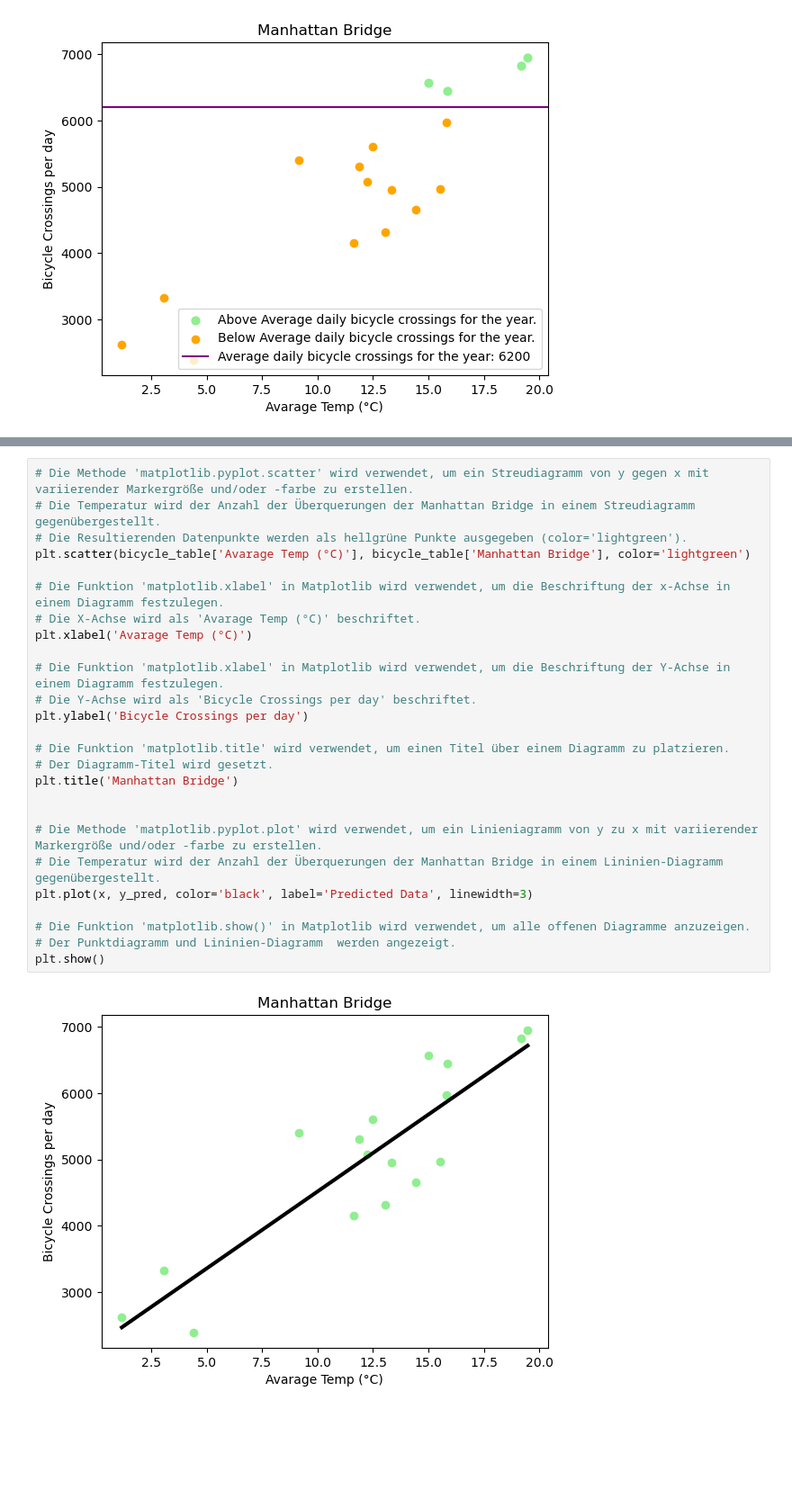
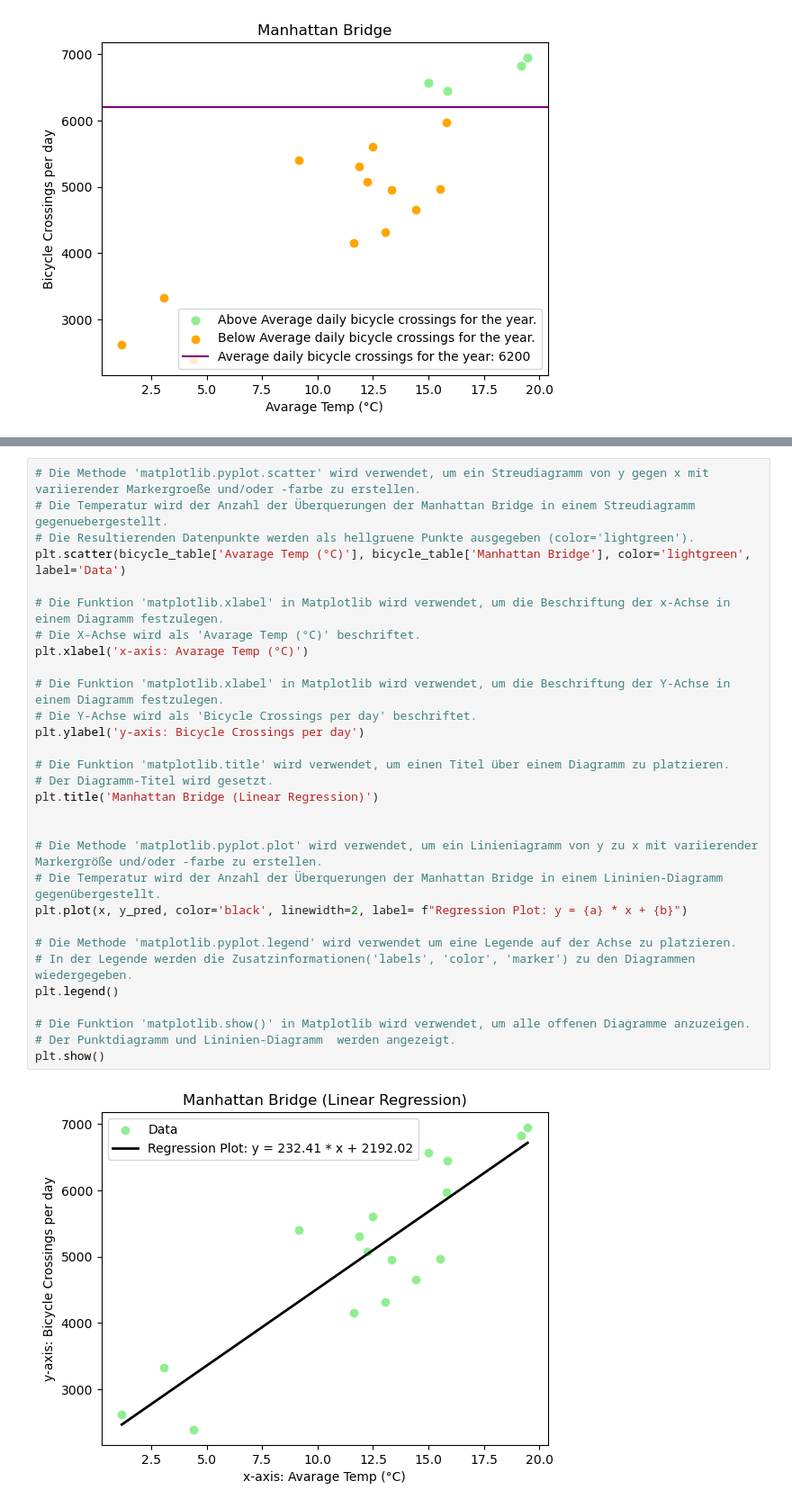
Before and after one commit to Julian-HB/DataProjectDemo, a Jupyter notebook: Bicycle.ipynb, the cells around one changed output, grey strips where cells are left out. Shown at 90% size. Drawn from its saved outputs; the diff is of its cells as text; blank space fills up the shorter version.

```diff
--- a/Bicycle.ipynb
+++ b/Bicycle.ipynb
@@ -244,33 +249,37 @@ print(y_pred.shape)
 Lineare Funktion: y = 232.41x + 2192.02
 (17, 1)
 # %%
-# Die Methode 'matplotlib.pyplot.scatter' wird verwendet, um ein Streudiagramm von y gegen x mit variierender Markergröße und/oder -farbe zu erstellen.
-# Die Temperatur wird der Anzahl der Überquerungen der Manhattan Bridge in einem Streudiagramm gegenübergestellt.
-# Die Resultierenden Datenpunkte werden als hellgrüne Punkte ausgegeben (color='lightgreen').
-plt.scatter(bicycle_table['Avarage Temp (°C)'], bicycle_table['Manhattan Bridge'], color='lightgreen')
+# Die Methode 'matplotlib.pyplot.scatter' wird verwendet, um ein Streudiagramm von y gegen x mit variierender Markergroeße und/oder -farbe zu erstellen.
+# Die Temperatur wird der Anzahl der Überquerungen der Manhattan Bridge in einem Streudiagramm gegenuebergestellt.
+# Die Resultierenden Datenpunkte werden als hellgruene Punkte ausgegeben (color='lightgreen').
+plt.scatter(bicycle_table['Avarage Temp (°C)'], bicycle_table['Manhattan Bridge'], color='lightgreen', label='Data')
 
 # Die Funktion 'matplotlib.xlabel' in Matplotlib wird verwendet, um die Beschriftung der x-Achse in einem Diagramm festzulegen.
 # Die X-Achse wird als 'Avarage Temp (°C)' beschriftet.
-plt.xlabel('Avarage Temp (°C)')
+plt.xlabel('x-axis: Avarage Temp (°C)')
 
 # Die Funktion 'matplotlib.xlabel' in Matplotlib wird verwendet, um die Beschriftung der Y-Achse in einem Diagramm festzulegen.
 # Die Y-Achse wird als 'Bicycle Crossings per day' beschriftet.
-plt.ylabel('Bicycle Crossings per day')
+plt.ylabel('y-axis: Bicycle Crossings per day')
 
 # Die Funktion 'matplotlib.title' wird verwendet, um einen Titel über einem Diagramm zu platzieren.
 # Der Diagramm-Titel wird gesetzt.
-plt.title('Manhattan Bridge')
+plt.title('Manhattan Bridge (Linear Regression)')
 
 
 # Die Methode 'matplotlib.pyplot.plot' wird verwendet, um ein Linieniagramm von y zu x mit variierender Markergröße und/oder -farbe zu erstellen.
 # Die Temperatur wird der Anzahl der Überquerungen der Manhattan Bridge in einem Lininien-Diagramm gegenübergestellt.
-plt.plot(x, y_pred, color='black', label='Predicted Data', linewidth=3)
+plt.plot(x, y_pred, color='black', linewidth=2, label= f"Regression Plot: y = {a} * x + {b}")
+
+# Die Methode 'matplotlib.pyplot.legend' wird verwendet um eine Legende auf der Achse zu platzieren.
+# In der Legende werden die Zusatzinformationen('labels', 'color', 'marker') zu den Diagrammen wiedergegeben.
+plt.legend()
 
 # Die Funktion 'matplotlib.show()' in Matplotlib wird verwendet, um alle offenen Diagramme anzuzeigen.
 # Der Punktdiagramm und Lininien-Diagramm  werden angezeigt.
 plt.show()
 # %% [output]
-[figure, old version]
+[figure, new version]
 # %%
 # Logistische Funktion wird definiert
 def logistic_function(a, b, x, y_max):
```
Also changed, not shown: parts of 11 cells of this notebook.
